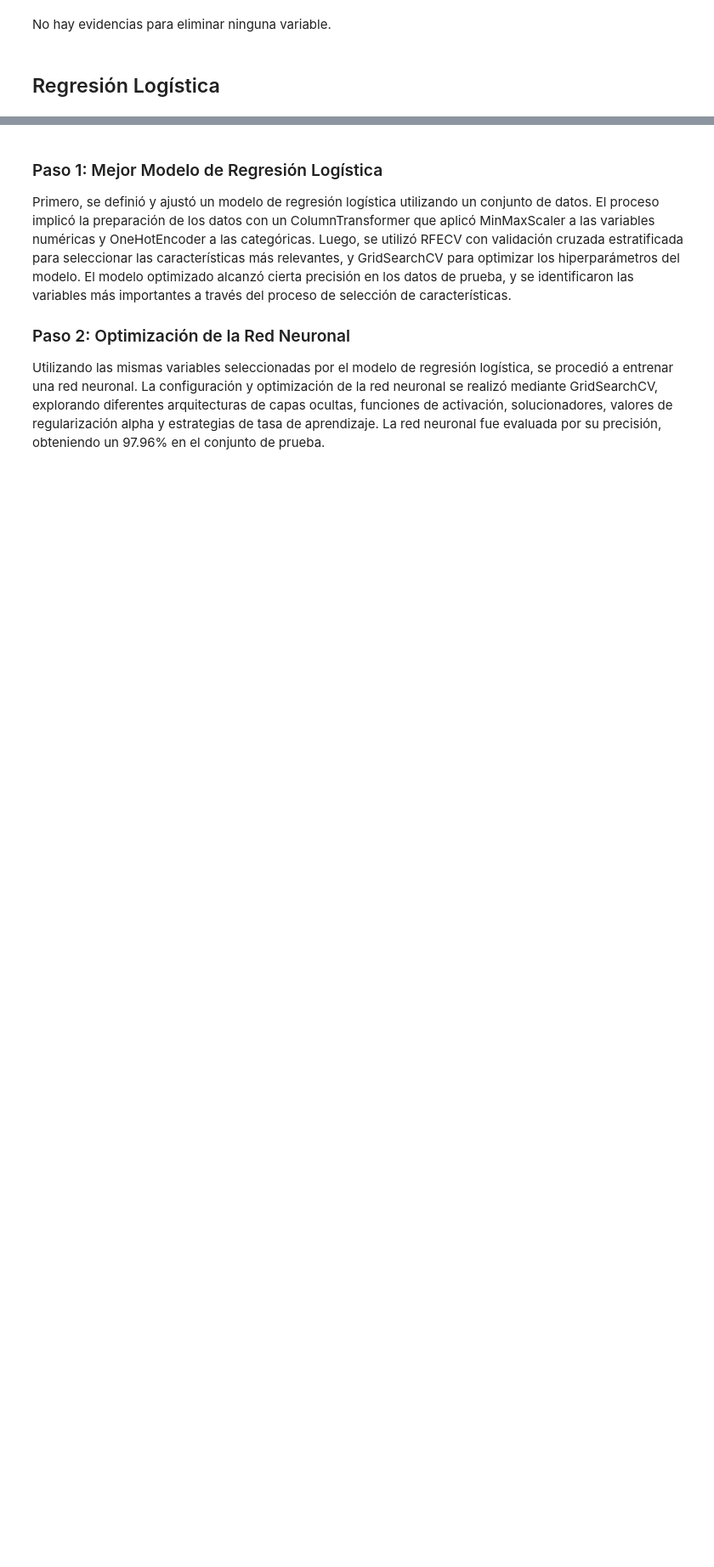
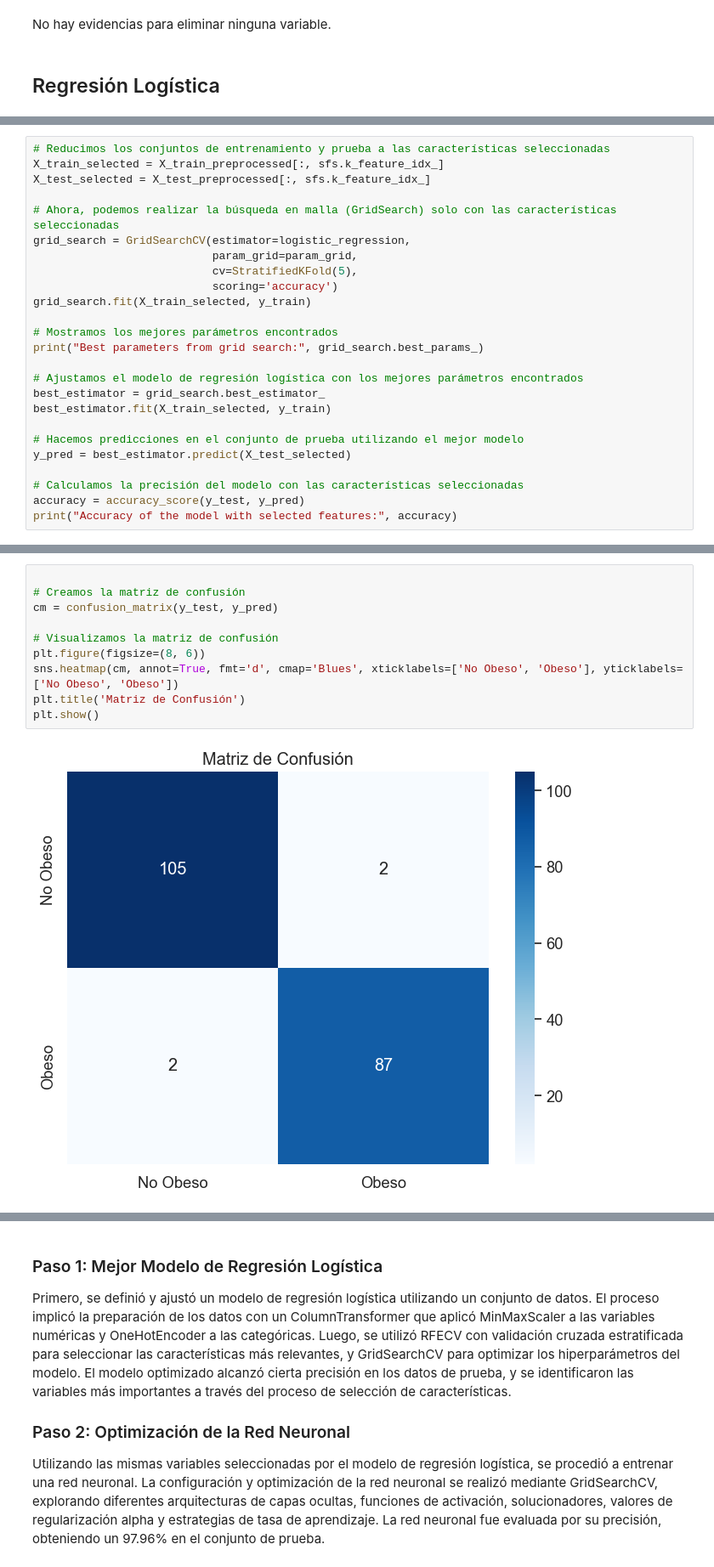
Before and after one commit to alejbormeg/MasterBigDataML-MachineLearningI, a Jupyter notebook: src/proyecto.ipynb, the cells around one changed output, grey strips where cells are left out. Shown at 85% size. Drawn from its saved outputs; the diff is of its cells as text; blank space fills up the shorter version.

```diff
--- a/src/proyecto.ipynb
+++ b/src/proyecto.ipynb
@@ -398,0 +399,25 @@ Features selected by stepwise algorithm: ['Height', 'Weight', 'family_history_wi
+# %%
+# Reducimos los conjuntos de entrenamiento y prueba a las características seleccionadas
+X_train_selected = X_train_preprocessed[:, sfs.k_feature_idx_]
+X_test_selected = X_test_preprocessed[:, sfs.k_feature_idx_]
+
+# Ahora, podemos realizar la búsqueda en malla (GridSearch) solo con las características seleccionadas
+grid_search = GridSearchCV(estimator=logistic_regression,
+                           param_grid=param_grid,
+                           cv=StratifiedKFold(5),
+                           scoring='accuracy')
+grid_search.fit(X_train_selected, y_train)
+
+# Mostramos los mejores parámetros encontrados
+print("Best parameters from grid search:", grid_search.best_params_)
+
+# Ajustamos el modelo de regresión logística con los mejores parámetros encontrados
+best_estimator = grid_search.best_estimator_
+best_estimator.fit(X_train_selected, y_train)
+
+# Hacemos predicciones en el conjunto de prueba utilizando el mejor modelo
+y_pred = best_estimator.predict(X_test_selected)
+
+# Calculamos la precisión del modelo con las características seleccionadas
+accuracy = accuracy_score(y_test, y_pred)
+print("Accuracy of the model with selected features:", accuracy)
@@ -399,3 +427,15 @@ Features selected by stepwise algorithm: ['Height', 'Weight', 'family_history_wi
+# %%
+
+# Creamos la matriz de confusión
+cm = confusion_matrix(y_test, y_pred)
+
+# Visualizamos la matriz de confusión
+plt.figure(figsize=(8, 6))
+sns.heatmap(cm, annot=True, fmt='d', cmap='Blues', xticklabels=['No Obeso', 'Obeso'], yticklabels=['No Obeso', 'Obeso'])
+plt.title('Matriz de Confusión')
+plt.show()
+# %% [output]
+[figure, added]
 # %%
 from sklearn.neural_network import MLPClassifier
 from sklearn.model_selection import GridSearchCV
```
Also changed, not shown: parts of 10 cells of this notebook, 6 other files.
